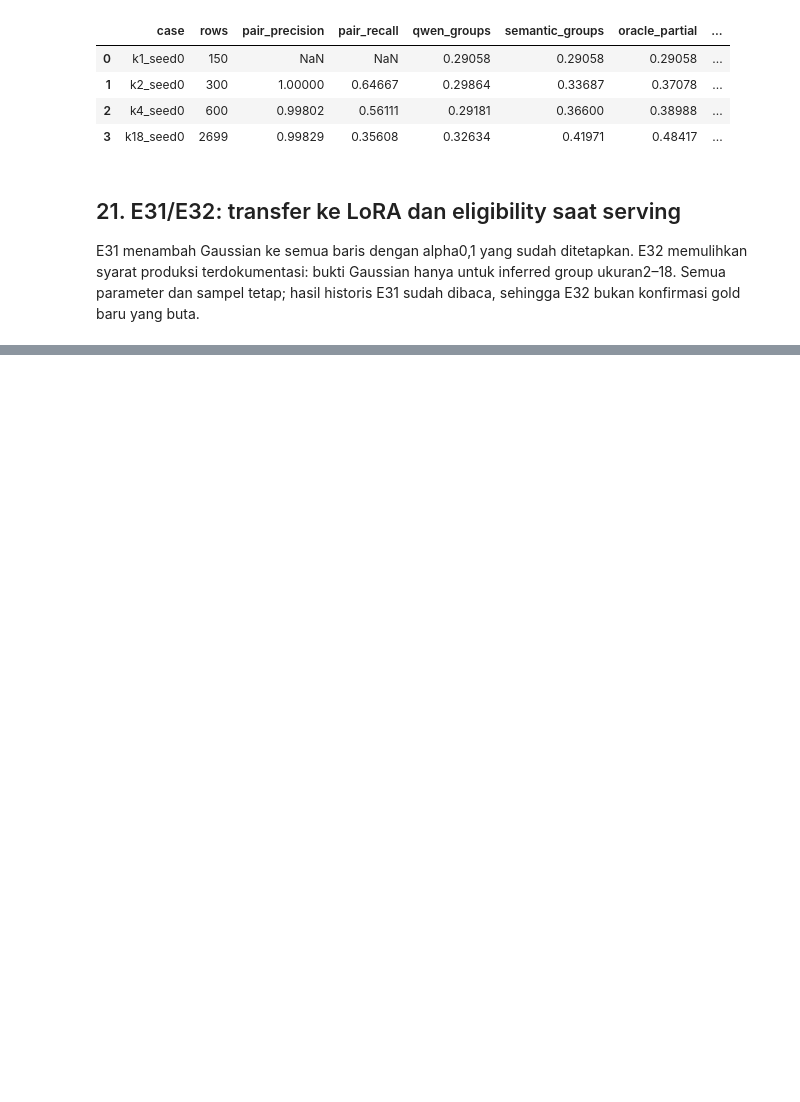
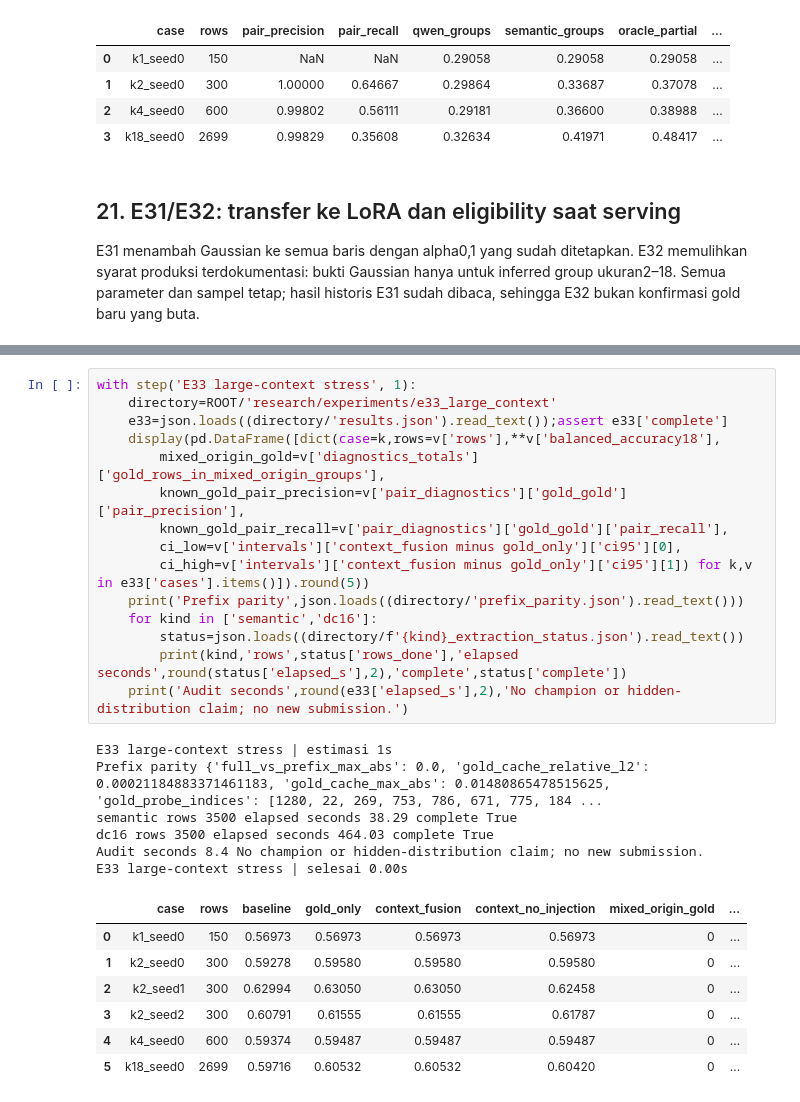
Before and after one commit to yauwes/name-that-llm-sota-pipeline, a Jupyter notebook: ntl_session_20261103.ipynb, the cells around one changed output, grey strips where cells are left out. Cells and saved outputs as stored; diff of their text form; blank space fills up the shorter version.

```diff
--- a/ntl_session_20261103.ipynb
+++ b/ntl_session_20261103.ipynb
@@ -752,0 +762,29 @@ E31/E32 stronger-comparator confirmation | selesai 0.01s
+# %%
+with step('E33 large-context stress', 1):
+    directory=ROOT/'research/experiments/e33_large_context'
+    e33=json.loads((directory/'results.json').read_text());assert e33['complete']
+    display(pd.DataFrame([dict(case=k,rows=v['rows'],**v['balanced_accuracy18'],
+        mixed_origin_gold=v['diagnostics_totals']['gold_rows_in_mixed_origin_groups'],
+        known_gold_pair_precision=v['pair_diagnostics']['gold_gold']['pair_precision'],
+        known_gold_pair_recall=v['pair_diagnostics']['gold_gold']['pair_recall'],
+        ci_low=v['intervals']['context_fusion minus gold_only']['ci95'][0],
+        ci_high=v['intervals']['context_fusion minus gold_only']['ci95'][1]) for k,v in e33['cases'].items()]).round(5))
+    print('Prefix parity',json.loads((directory/'prefix_parity.json').read_text()))
+    for kind in ['semantic','dc16']:
+        status=json.loads((directory/f'{kind}_extraction_status.json').read_text())
+        print(kind,'rows',status['rows_done'],'elapsed seconds',round(status['elapsed_s'],2),'complete',status['complete'])
+    print('Audit seconds',round(e33['elapsed_s'],2),'No champion or hidden-distribution claim; no new submission.')
+# %% [output]
+E33 large-context stress | estimasi 1s
+Prefix parity {'full_vs_prefix_max_abs': 0.0, 'gold_cache_relative_l2': 0.00021184883371461183, 'gold_cache_max_abs': 0.01480865478515625, 'gold_probe_indices': [1280, 22, 269, 753, 786, 671, 775, 184 ...
+semantic rows 3500 elapsed seconds 38.29 complete True
+dc16 rows 3500 elapsed seconds 464.03 complete True
+Audit seconds 8.4 No champion or hidden-distribution claim; no new submission.
+E33 large-context stress | selesai 0.00s
+|  | case | rows | baseline | gold_only | context_fusion | context_no_injection | mixed_origin_gold | ... |
+| 0 | k1_seed0 | 150 | 0.56973 | 0.56973 | 0.56973 | 0.56973 | 0 | ... |
+| 1 | k2_seed0 | 300 | 0.59278 | 0.59580 | 0.59580 | 0.59580 | 0 | ... |
+| 2 | k2_seed1 | 300 | 0.62994 | 0.63050 | 0.63050 | 0.62458 | 0 | ... |
+| 3 | k2_seed2 | 300 | 0.60791 | 0.61555 | 0.61555 | 0.61787 | 0 | ... |
+| 4 | k4_seed0 | 600 | 0.59374 | 0.59487 | 0.59487 | 0.59487 | 0 | ... |
+| 5 | k18_seed0 | 2699 | 0.59716 | 0.60532 | 0.60532 | 0.60420 | 0 | ... |
```
Also changed, not shown: parts of 25 cells of this notebook, 7 other files.
